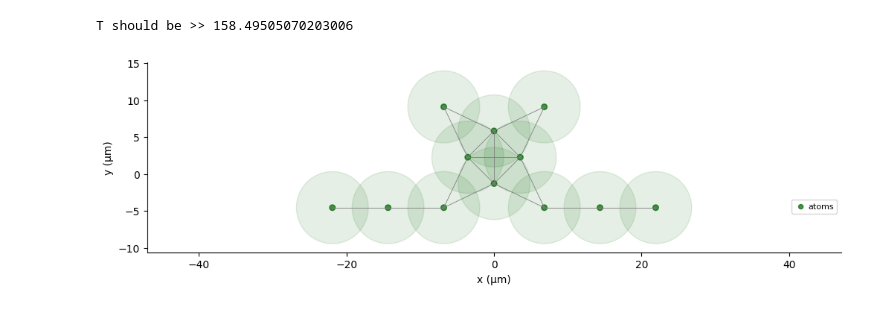
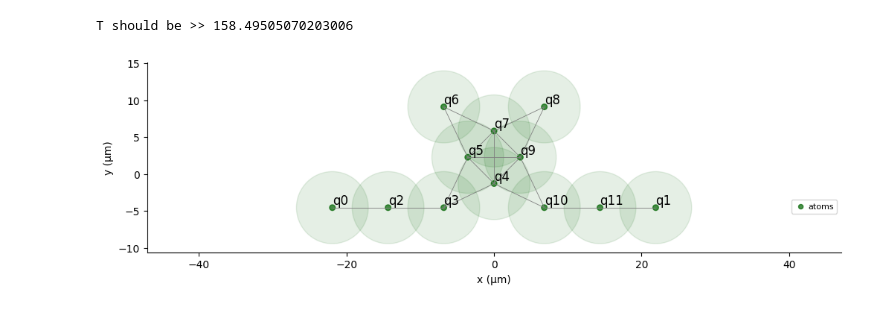
Before and after one commit to azhutov/cspraa, a Jupyter notebook: Prototype/simulation/callibration/edge_gadget_callibration.ipynb, the cells around one changed output. Drawn from its saved outputs; the diff is of its cells as text; code cells hidden in the pictures.

```diff
--- a/Prototype/simulation/callibration/edge_gadget_callibration.ipynb
+++ b/Prototype/simulation/callibration/edge_gadget_callibration.ipynb
@@ -16,10 +16,10 @@ print(f"T should be >> {1 / seq_builder.omega_max * 1000}")
 T should be >> 158.49505070203006
 # %%
 seq.register.draw(
-    with_labels = False,
+    with_labels = True,
     blockade_radius = seq._device.rydberg_blockade_radius(seq_builder.omega_max),
     draw_half_radius = True
 )
 # %% [output]
-[figure, old version]
+[figure, new version]
 # %%
```
Also changed, not shown: parts of 2 cells of this notebook, 2 other files.
